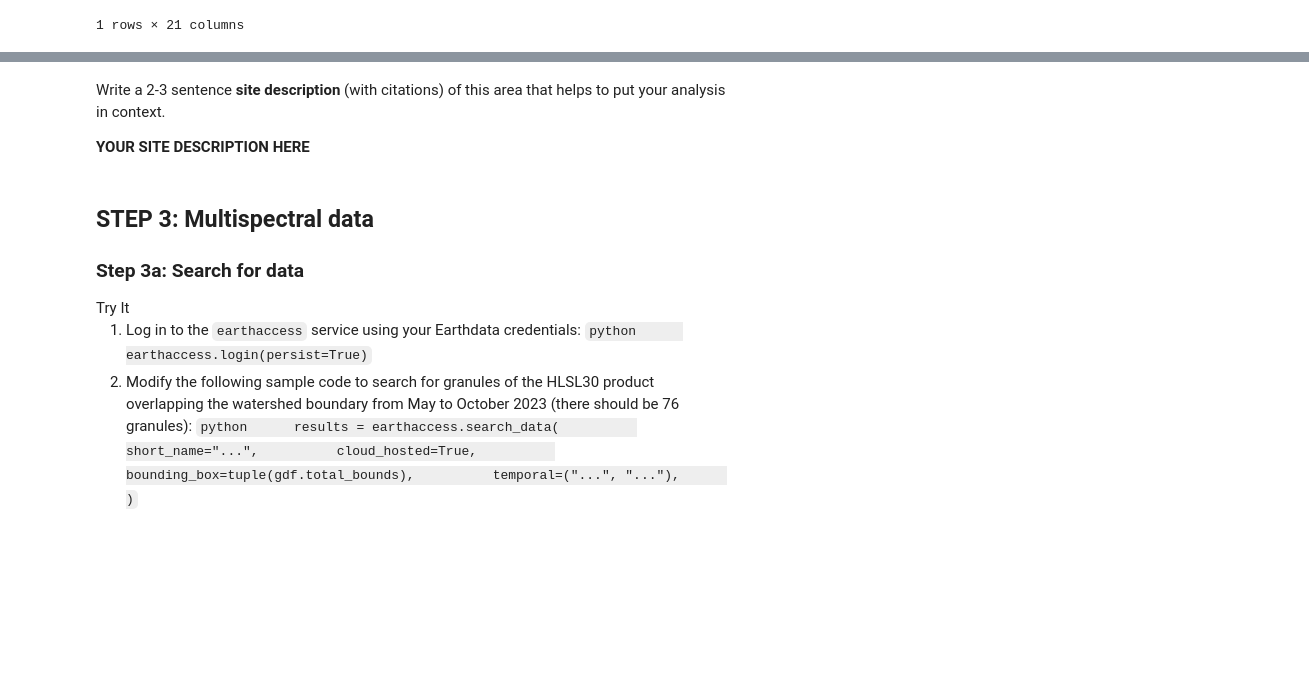
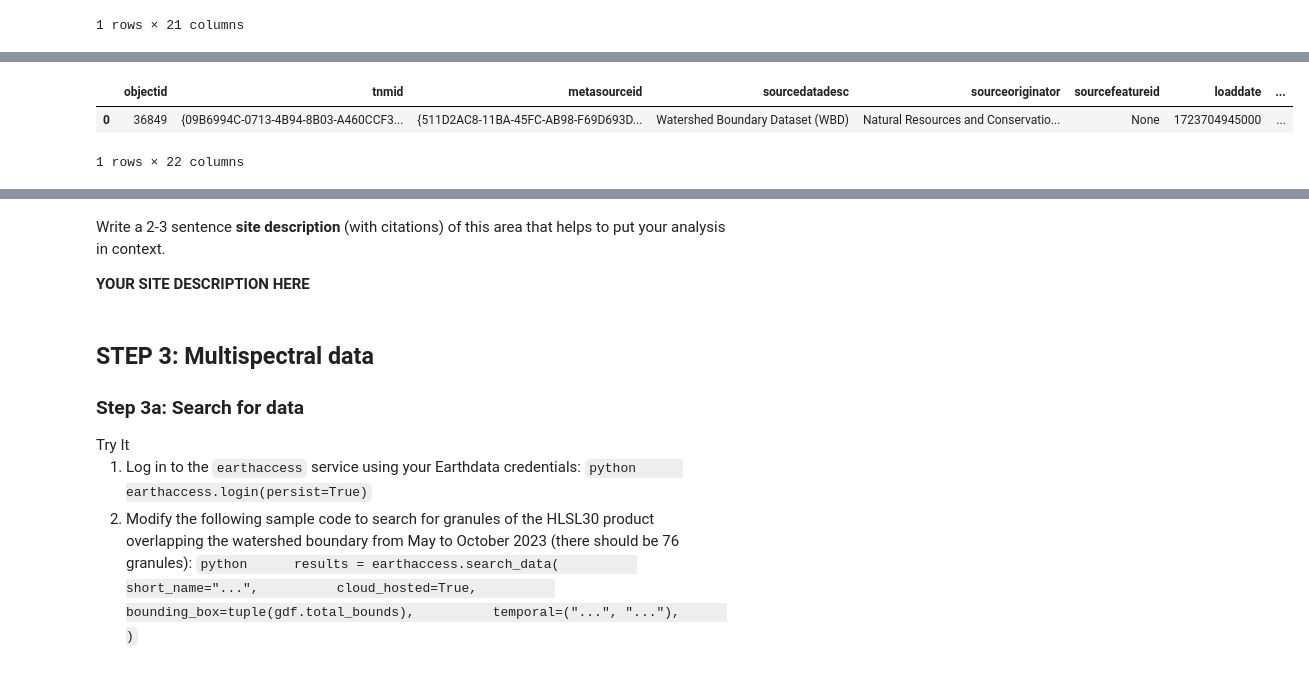
Before and after one commit to earthlab-education/spring-02-land-cover-clustering-ryme1295, a Jupyter notebook: Alaska_boundary_water.ipynb, the cells around one changed output, grey strips where cells are left out. Cells and saved outputs as stored; diff of their text form; code cells hidden in the pictures; blank space fills up the shorter version.

```diff
--- a/Alaska_boundary_water.ipynb
+++ b/Alaska_boundary_water.ipynb
@@ -283,0 +342,6 @@ delta_gdf
+# %%
+gdf
+# %% [output]
+|  | objectid | tnmid | metasourceid | sourcedatadesc | sourceoriginator | sourcefeatureid | loaddate | ... |
+| 0 | 36849 | {09B6994C-0713-4B94-8B03-A460CCF3... | {511D2AC8-11BA-45FC-AB98-F69D693D... | Watershed Boundary Dataset (WBD) | Natural Resources and Conservatio... | None | 1723704945000 | ... |
+1 rows × 22 columns
```
Also changed, not shown: parts of 15 cells of this notebook, 14 other files.
